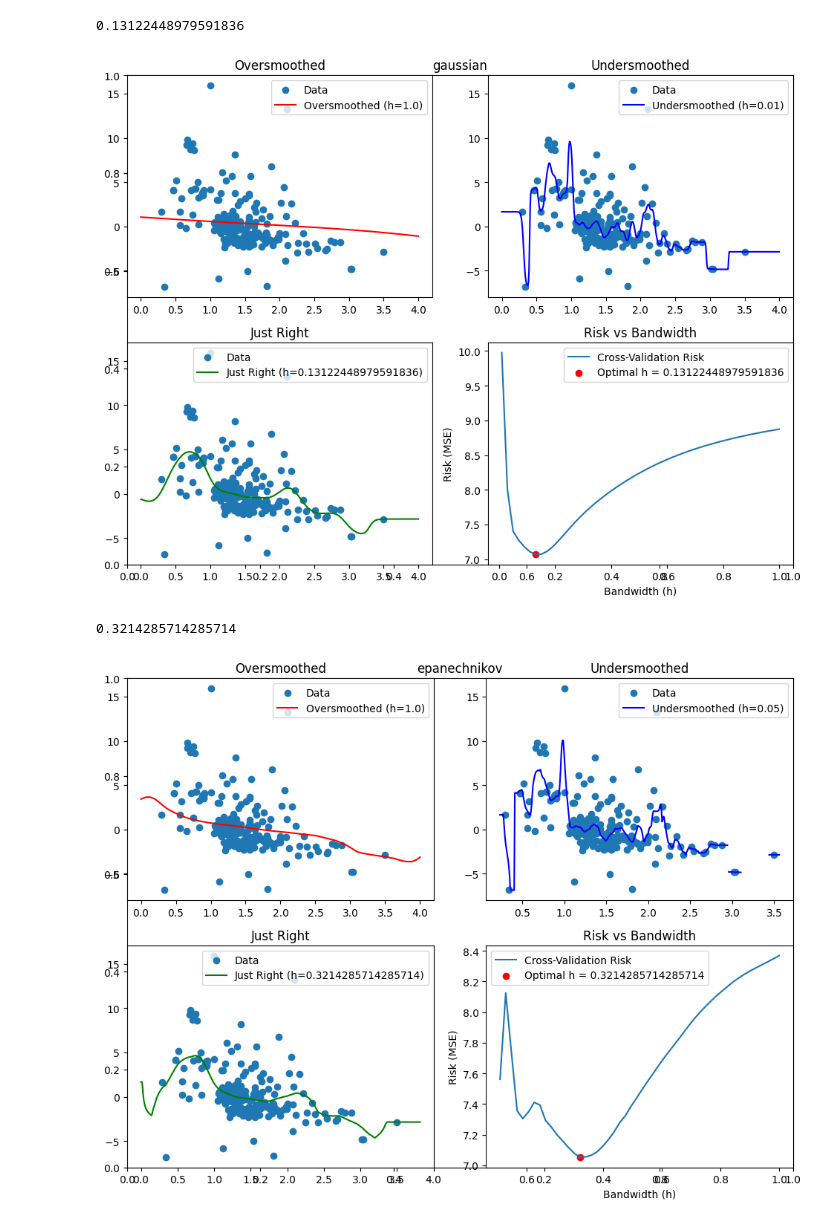
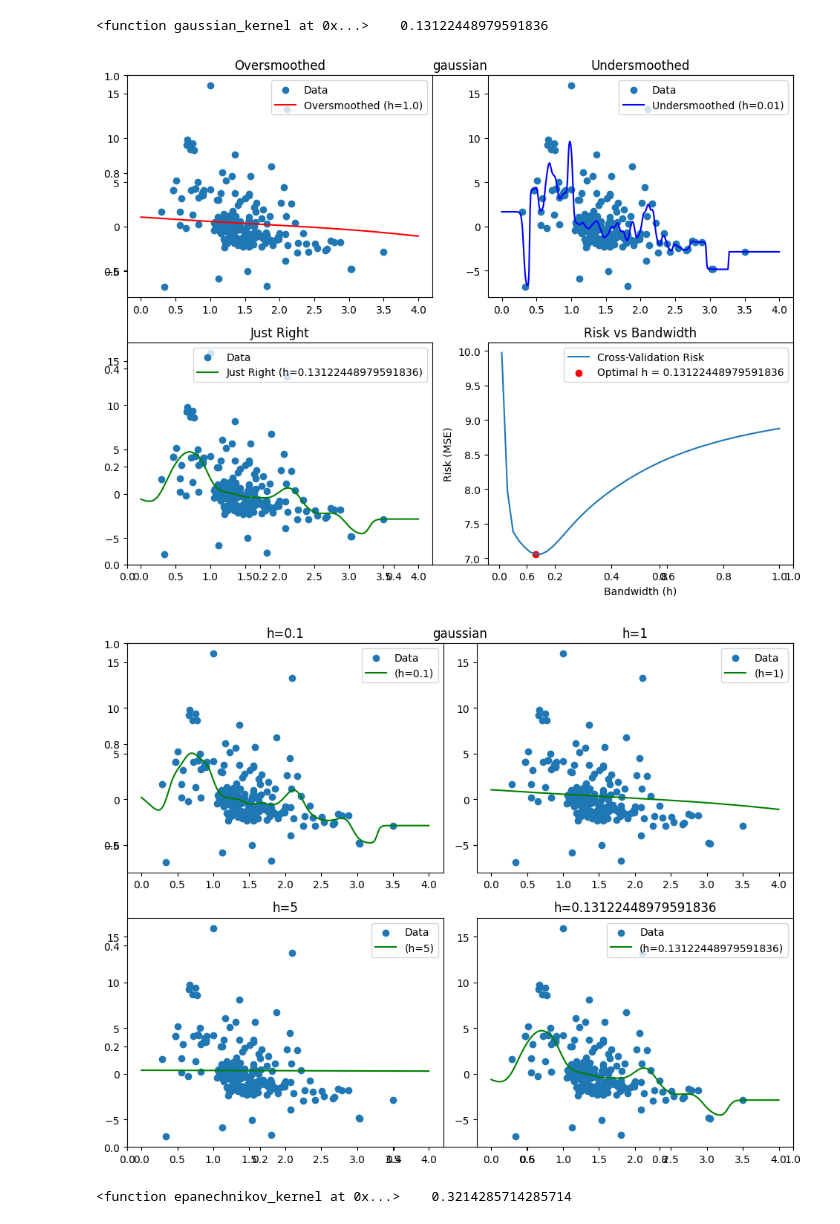
Before and after one commit to aditisingh1053/DAI_assignment, a Jupyter notebook: assignment-3/q4/4.ipynb, the cells around one changed output. Drawn from its saved outputs; the diff is of its cells as text; code cells hidden in the pictures.

```diff
--- a/assignment-3/q4/4.ipynb
+++ b/assignment-3/q4/4.ipynb
@@ -33,13 +32,13 @@ def nadaraya_watson(x_train, y_train, x_point, h, kernel):
     return np.sum(w*y_train)/np.sum(w)
 
 def Kfold(x, y, bandwidth,kernal, p=4):
-    #Under Kfold we leave out p samples to validate are learning from rest
+    #Under Kfold we leave out k samples to validate are learning from rest
     #of the training samples and then keep doing this the whole sample
     n = len(x)
     errors = []
 
     for i in range(n):
-        if i<=160:
+        if i<=211:
             idx_val = np.arange(i,min(i+p,n))
             i=i+p
         else:
@@ -56,31 +55,56 @@ def Kfold(x, y, bandwidth,kernal, p=4):
 
     return np.mean(errors)
 # %%
-
 def find_optimal_bandwidth(x, y, kernel, h_values):
     risks = []
 
     for h in h_values:
-        risk = Kfold(x, y, h, kernel,4)
+        risk = Kfold(x, y, h, kernel)
         risks.append(risk)
 
     optimal_h = h_values[np.argmin(risks)]
-    print(optimal_h)
+    print(kernel,"  ",optimal_h)
     return optimal_h, risks
+
+def plotshVsKernel(x,y,kernel,kernel_name,optimal_h,risks):
+    h=[0.1,1,5,optimal_h]
+
+    plt.figure(figsize=(10,8))
+    new_x=np.linspace(0, 4, 500)
+    plt.title(f"{kernel_name}")
+    for i in range(len(h)):
+        hVal=h[i]
+        # Just Right
+        plt.subplot(2, 2,i+1)
+        y_pred_just_right_h = [nadaraya_watson(x, y, x_point, hVal, kernel) for x_point in new_x]
+        plt.scatter(x, y, label='Data')
+        plt.plot(new_x, y_pred_just_right_h, label=f'(h={hVal})', color='green')
+        plt.title(f'h={hVal}')
+        plt.legend()
+
+    plt.tight_layout()
+    plt.savefig(f"{kernel_name}_kernel_hCompare.png")
+    plt.show()
+
+    # Cross-Validation Curve
+    plt.subplot(2, 2, 4)
+    plt.plot(h_values, risks, label='Cross-Validation Risk')
+    plt.scatter([optimal_h], [min(risks)], color='red', label=f'Optimal h = {optimal_h}')
+    plt.title('Risk vs Bandwidth')
+    plt.xlabel('Bandwidth (h)')
+    plt.ylabel('Risk (MSE)')
+    plt.legend()
+
 
 def generate_plots(x, y, kernel, h_values, kernel_name):
     # optimal bandwidth
     optimal_h, risks = find_optimal_bandwidth(x, y, kernel, h_values)
-
     # Oversmoothed
     small_h = min(h_values)
-
     # Undersmoothed
     large_h = max(h_values)
-
     # Just Right
     just_right_h = optimal_h
-
     # Create subplots
     plt.figure(figsize=(10, 8))
     new_x=np.linspace(0, 4, 500)
@@ -103,34 +127,36 @@ def generate_plots(x, y, kernel, h_values, kernel_name):
     plt.legend()
 
     # Just Right
     plt.subplot(2, 2, 3)
     y_pred_just_right_h = [nadaraya_watson(x, y, x_point, just_right_h, kernel) for x_point in new_x]
     plt.scatter(x, y, label='Data')
     plt.plot(new_x, y_pred_just_right_h, label=f'Just Right (h={just_right_h})', color='green')
     plt.title('Just Right')
     plt.legend()
 
     # Cross-Validation Curve
     plt.subplot(2, 2, 4)
     plt.plot(h_values, risks, label='Cross-Validation Risk')
     plt.scatter([optimal_h], [min(risks)], color='red', label=f'Optimal h = {optimal_h}')
     plt.title('Risk vs Bandwidth')
     plt.xlabel('Bandwidth (h)')
     plt.ylabel('Risk (MSE)')
     plt.legend()
 
     plt.tight_layout()
     plt.savefig(f"{kernel_name}_kernel_regression.png")
     plt.show()
 
+    plotshVsKernel(x,y,kernel,kernel_name,optimal_h,risks)
+
+
 
 h_values = np.linspace(0.01, 1, 50)
-
 generate_plots(x,y,gaussian_kernel,h_values,'gaussian')
 h_values = np.linspace(0.05, 1, 50)
 generate_plots(x,y,epanechnikov_kernel,h_values,'epanechnikov')
 # %% [output]
-0.13122448979591836
+<function gaussian_kernel at 0x...>    0.13122448979591836
 [figure]
+[figure, new version]
-0.3214285714285714
+<function epanechnikov_kernel at 0x...>    0.3214285714285714
-[figure, old version]
```
Also changed, not shown: parts of 3 cells of this notebook, 11 other files.
